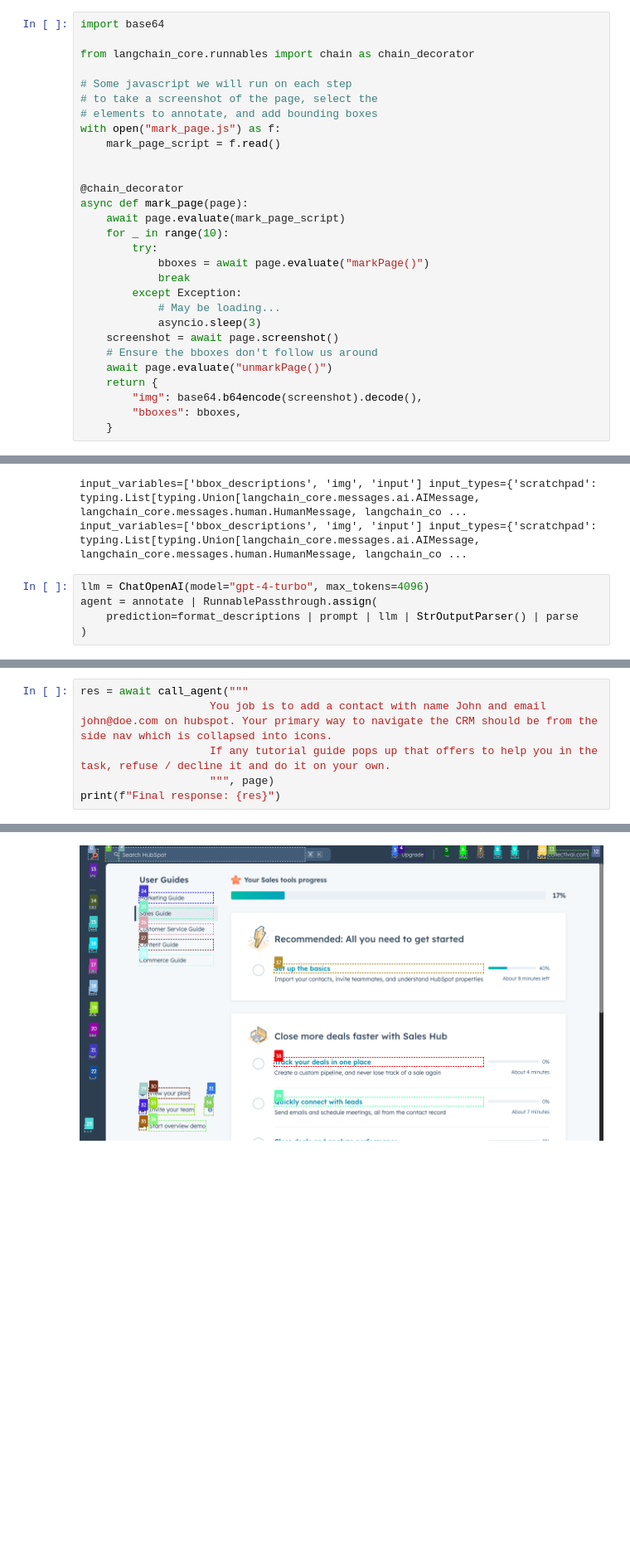
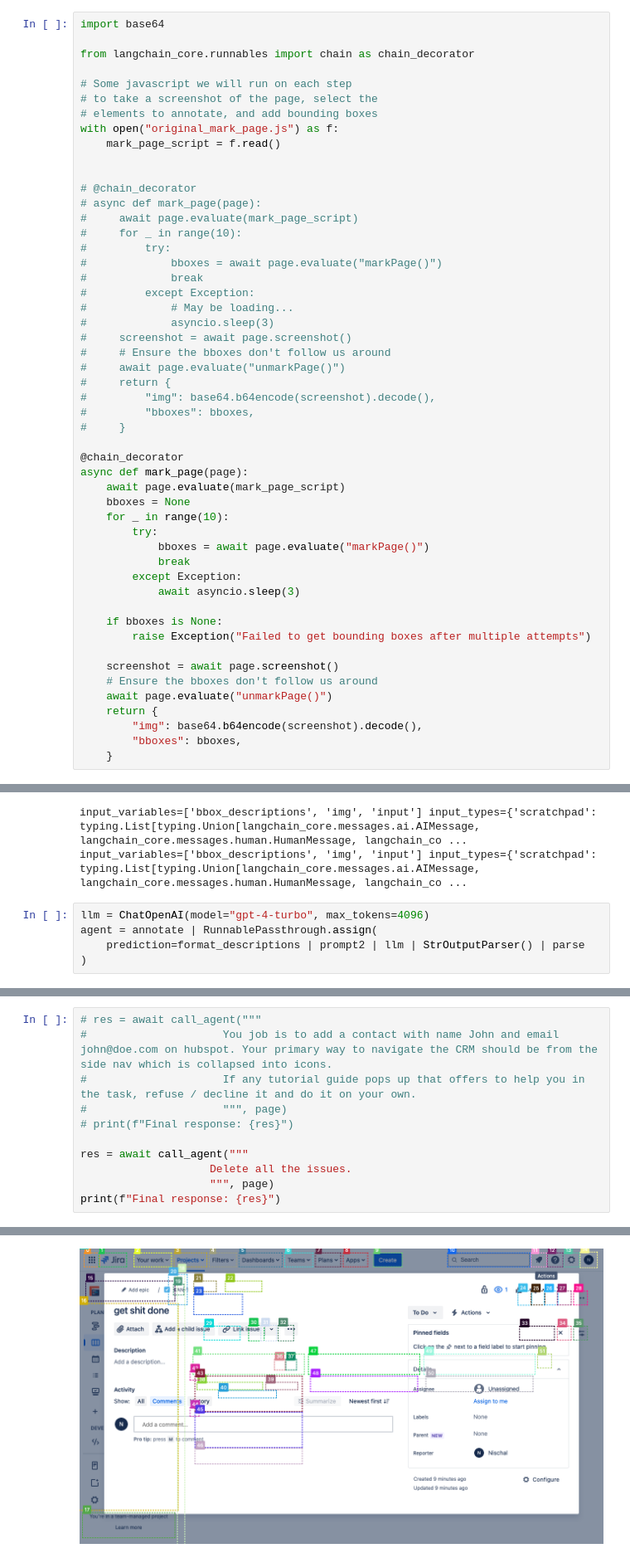
Before and after one commit to thebhulawat/supademo, a Jupyter notebook: agent/agent.ipynb, the cells around one changed output, grey strips where cells are left out. Shown at 83% size. Cells and saved outputs as stored; diff of their text form; blank space fills up the shorter version.

Commit message:
before editing prompt

```diff
--- a/agent/agent.ipynb
+++ b/agent/agent.ipynb
@@ -173,20 +203,42 @@ from langchain_core.runnables import chain as chain_decorator
 # Some javascript we will run on each step
 # to take a screenshot of the page, select the
 # elements to annotate, and add bounding boxes
-with open("mark_page.js") as f:
+with open("original_mark_page.js") as f:
     mark_page_script = f.read()
 
+
+# @chain_decorator
+# async def mark_page(page):
+#     await page.evaluate(mark_page_script)
+#     for _ in range(10):
+#         try:
+#             bboxes = await page.evaluate("markPage()")
+#             break
+#         except Exception:
+#             # May be loading...
+#             asyncio.sleep(3)
+#     screenshot = await page.screenshot()
+#     # Ensure the bboxes don't follow us around
+#     await page.evaluate("unmarkPage()")
+#     return {
+#         "img": base64.b64encode(screenshot).decode(),
+#         "bboxes": bboxes,
+#     }
 
 @chain_decorator
 async def mark_page(page):
     await page.evaluate(mark_page_script)
+    bboxes = None
     for _ in range(10):
         try:
             bboxes = await page.evaluate("markPage()")
             break
         except Exception:
-            # May be loading...
-            asyncio.sleep(3)
+            await asyncio.sleep(3)
+
+    if bboxes is None:
+        raise Exception("Failed to get bounding boxes after multiple attempts")
+
     screenshot = await page.screenshot()
     # Ensure the bboxes don't follow us around
     await page.evaluate("unmarkPage()")
@@ -253,7 +305,7 @@ input_variables=['bbox_descriptions', 'img', 'input'] input_types={'scratchpad':
 # %%
 llm = ChatOpenAI(model="gpt-4-turbo", max_tokens=4096)
 agent = annotate | RunnablePassthrough.assign(
-    prediction=format_descriptions | prompt | llm | StrOutputParser() | parse
+    prediction=format_descriptions | prompt2 | llm | StrOutputParser() | parse
 )
 # %%
 import re
@@ -365,9 +417,14 @@ async def call_agent(question: str, page, max_steps: int = 150):
             break
     return final_answer
 # %%
+# res = await call_agent("""
+#                     You job is to add a contact with name John and email john@doe.com on hubspot. Your primary way to navigate the CRM should be from the side nav which is collapsed into icons.
+#                     If any tutorial guide pops up that offers to help you in the task, refuse / decline it and do it on your own.
+#                     """, page)
+# print(f"Final response: {res}")
+
 res = await call_agent("""
-                    You job is to add a contact with name John and email john@doe.com on hubspot. Your primary way to navigate the CRM should be from the side nav which is collapsed into icons.
-                    If any tutorial guide pops up that offers to help you in the task, refuse / decline it and do it on your own.
+                    Delete all the issues.
                     """, page)
 print(f"Final response: {res}")
 # %% [output]
@@ -381,4 +445,4 @@ Observation: {A labeled screenshot Given by User}
-[figure, old version]
+[figure, new version]
 Exception ignored in: <function BaseEventLoop.__del__ at 0x...>
 Traceback (most recent call last):
   File "/Users/namanjain/Desktop/repos/supademo/.conda/lib/python3.11/asyncio/base_events.py", line 692, in __del__
```
Also changed, not shown: parts of 9 cells of this notebook, 4 other files.
